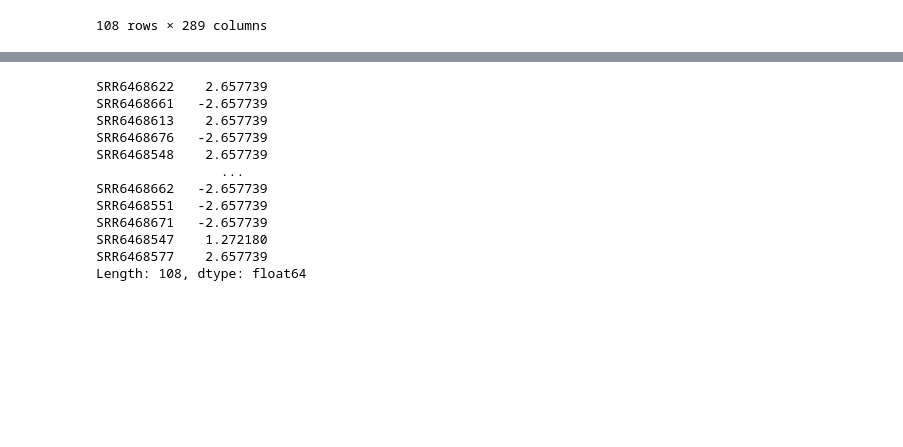
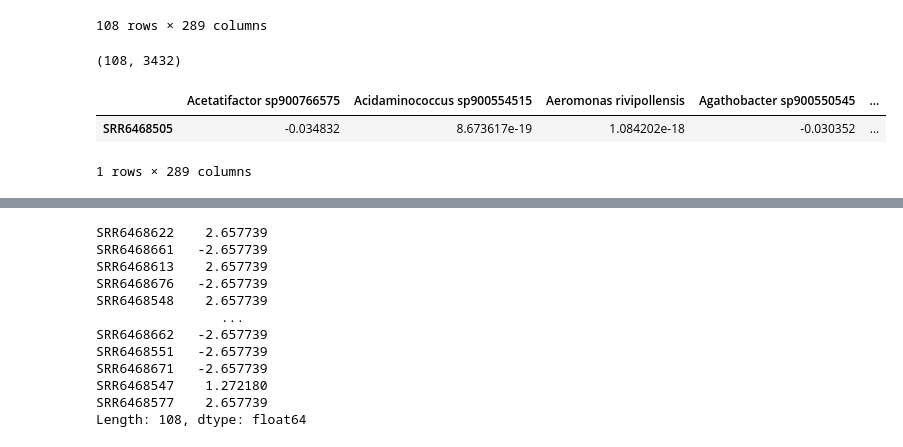
Before and after one commit to jindongmin/Meta_diseases_analyses, a Jupyter notebook: ipynb/CD_no_feature_selection.ipynb, the cells around one changed output, grey strips where cells are left out. Drawn from its saved outputs; the diff is of its cells as text; code cells hidden in the pictures; blank space fills up the shorter version.

```diff
--- a/ipynb/CD_no_feature_selection.ipynb
+++ b/ipynb/CD_no_feature_selection.ipynb
@@ -370,0 +521,12 @@ df_new.to_csv('../table/CD_no_feature_selection_shapley_values.csv')
+# %%
+explainer.shap_values(features.T.values).shape
+# %% [output]
+(108, 3432)
+# %%
+df_SRR6468505 = df_new.loc[df_new.index == 'SRR6468505']
+# %%
+df_SRR6468505
+# %% [output]
+|  | Acetatifactor sp900766575 | Acidaminococcus sp900554515 | Aeromonas rivipollensis | Agathobacter sp900550545 | ... |
+| SRR6468505 | -0.034832 | 8.673617e-19 | 1.084202e-18 | -0.030352 | ... |
+1 rows × 289 columns
```
Also changed, not shown: parts of 20 cells of this notebook, 3 other files.
